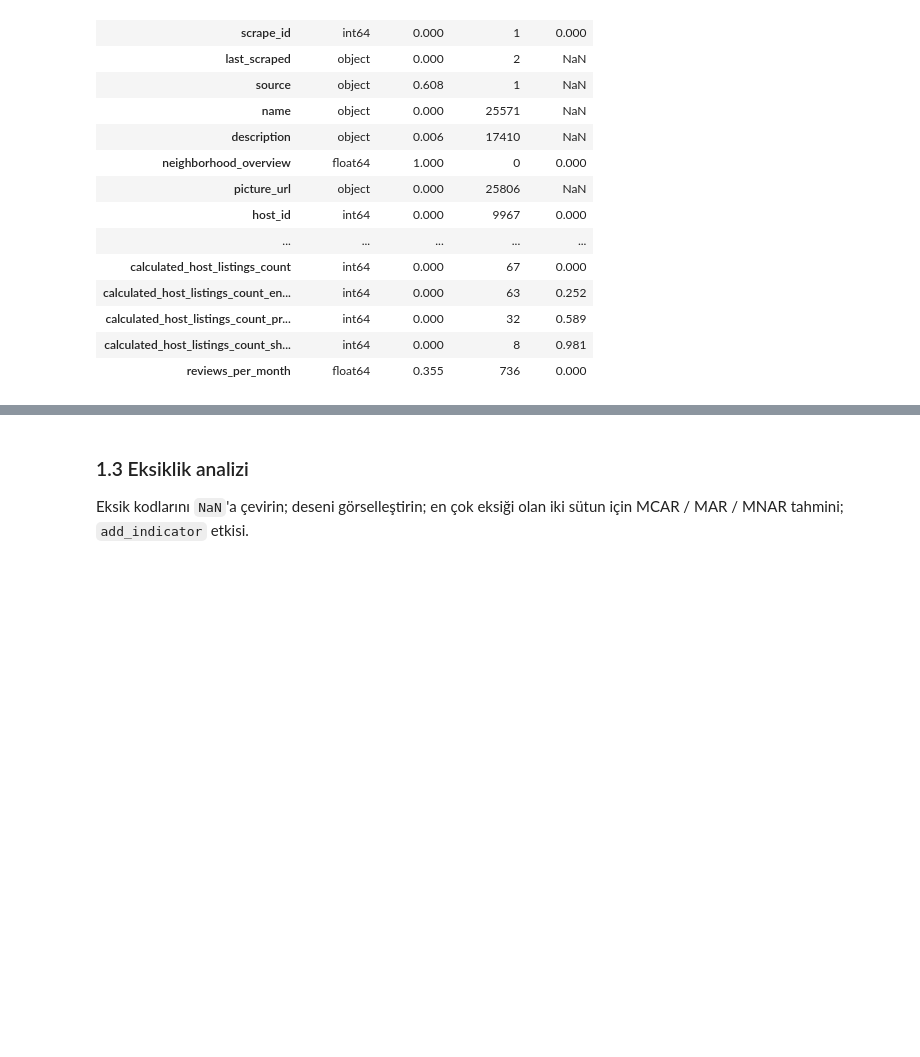
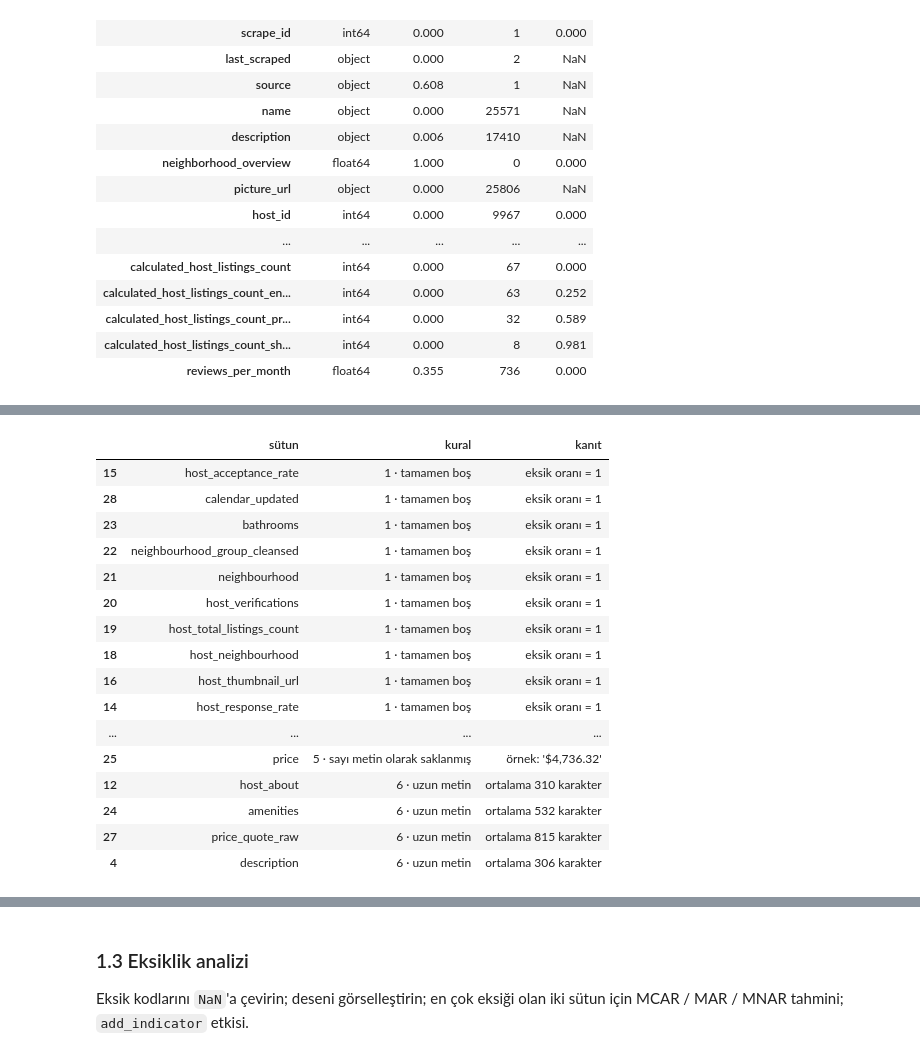
Before and after one commit to kubragiritkopuz/MachineLearningCourseDokuments, a Jupyter notebook: BIL545_Proje1_20261007.ipynb, the cells around one changed output, grey strips where cells are left out. Drawn from its saved outputs; the diff is of its cells as text; code cells hidden in the pictures; blank space fills up the shorter version.

```diff
--- a/BIL545_Proje1_20261007.ipynb
+++ b/BIL545_Proje1_20261007.ipynb
@@ -322,0 +299,43 @@ with pd.option_context("display.max_colwidth", 120):
+# %%
+# ---- (f-1) Kurallara dayalı şüpheli aday taraması
+n = len(df_ham)
+bulgular = []
+for c in df_ham.columns:
+    s = df_ham[c]
+    eksik, farkli = s.isna().mean(), s.nunique()
+    metin = not pd.api.types.is_numeric_dtype(s)
+    if eksik == 1:
+        bulgular.append((c, "1 · tamamen boş", "eksik oranı = 1")); continue
+    if farkli == 1:
+        bulgular.append((c, "2 · sabit", f"tek değer: {s.dropna().iloc[0]!r}, eksik %{eksik*100:.0f}"))
+    if c.endswith("_url") or (farkli / n > 0.3 and c.endswith("id")) or c == "id":
+        bulgular.append((c, "3 · kimlik benzeri", f"farklı değer / satır = {farkli/n:.2f}"))
+    if not metin and not c.endswith("id"):
+        rho = s.corr(df["fiyat"], method="spearman")
+        if abs(rho) > 0.95:
+            bulgular.append((c, "4 · hedefle aşırı ilişkili", f"|Spearman| = {abs(rho):.3f}"))
+    if metin and s.dropna().astype(str).str.fullmatch(r"\$[\d,.]+").mean() > 0.9:
+        bulgular.append((c, "5 · sayı metin olarak saklanmış", f"örnek: {s.dropna().iloc[0]!r}"))
+    if metin and s.dropna().astype(str).str.len().mean() > 100 and not c.endswith("_url"):
+        bulgular.append((c, "6 · uzun metin", f"ortalama {s.dropna().astype(str).str.len().mean():.0f} karakter"))
+
+aday = pd.DataFrame(bulgular, columns=["sütun", "kural", "kanıt"]).sort_values("kural")
+display(aday)
+# %% [output]
+|  | sütun | kural | kanıt |
+| 15 | host_acceptance_rate | 1 · tamamen boş | eksik oranı = 1 |
+| 28 | calendar_updated | 1 · tamamen boş | eksik oranı = 1 |
+| 23 | bathrooms | 1 · tamamen boş | eksik oranı = 1 |
+| 22 | neighbourhood_group_cleansed | 1 · tamamen boş | eksik oranı = 1 |
+| 21 | neighbourhood | 1 · tamamen boş | eksik oranı = 1 |
+| 20 | host_verifications | 1 · tamamen boş | eksik oranı = 1 |
+| 19 | host_total_listings_count | 1 · tamamen boş | eksik oranı = 1 |
+| 18 | host_neighbourhood | 1 · tamamen boş | eksik oranı = 1 |
+| 16 | host_thumbnail_url | 1 · tamamen boş | eksik oranı = 1 |
+| 14 | host_response_rate | 1 · tamamen boş | eksik oranı = 1 |
+| ... | ... | ... | ... |
+| 25 | price | 5 · sayı metin olarak saklanmış | örnek: '$4,736.32' |
+| 12 | host_about | 6 · uzun metin | ortalama 310 karakter |
+| 24 | amenities | 6 · uzun metin | ortalama 532 karakter |
+| 27 | price_quote_raw | 6 · uzun metin | ortalama 815 karakter |
+| 4 | description | 6 · uzun metin | ortalama 306 karakter |
```
Also changed, not shown: parts of 9 cells of this notebook.
